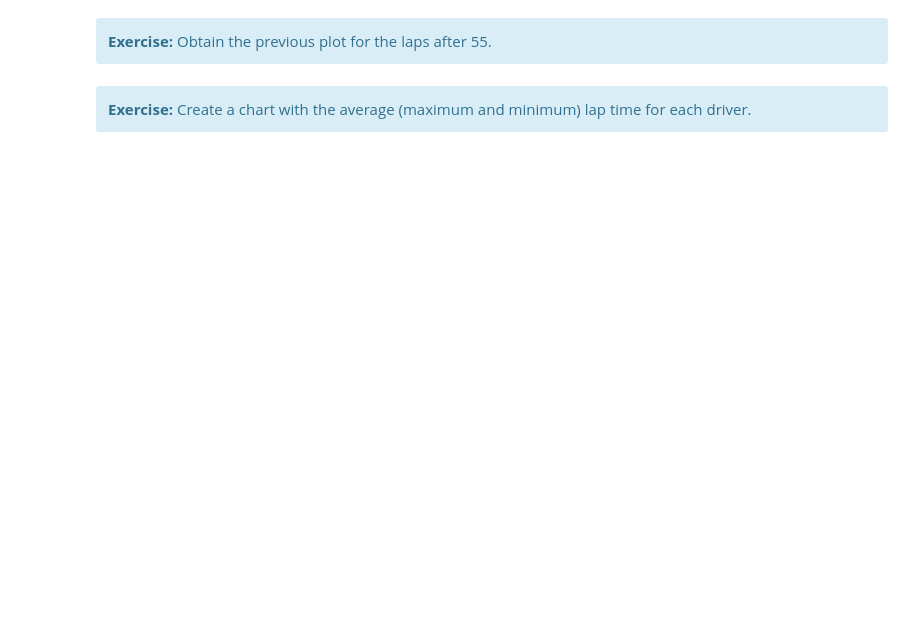
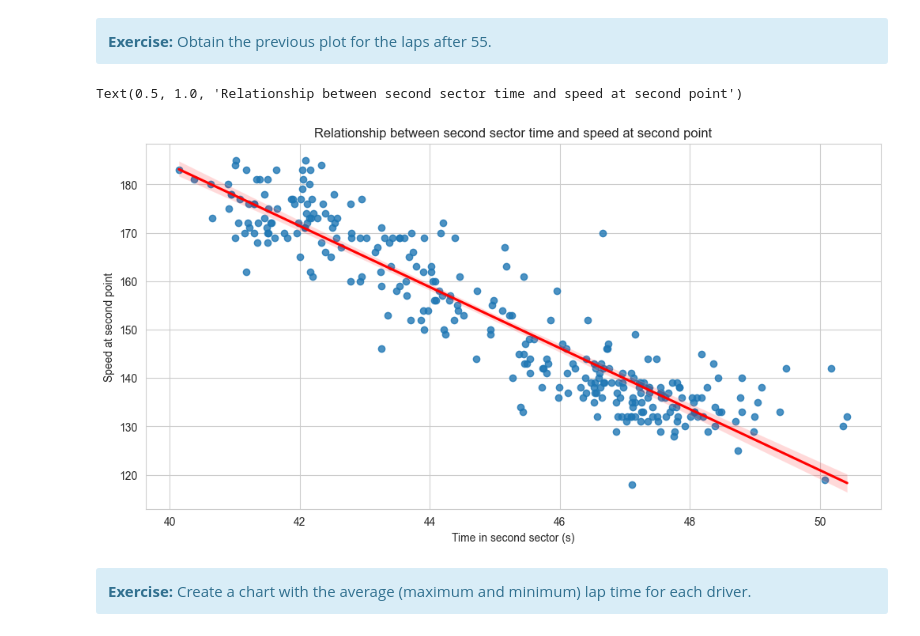
Before and after one commit to NigelXheri/Sistemas-Inteligentes, a Jupyter notebook: prácticas/ENG/Lab2/Lab2.3-Visualization.ipynb, the cells around one changed output. Drawn from its saved outputs; the diff is of its cells as text; code cells hidden in the pictures; blank space fills up the shorter version.

```diff
--- a/prácticas/ENG/Lab2/Lab2.3-Visualization.ipynb
+++ b/prácticas/ENG/Lab2/Lab2.3-Visualization.ipynb
@@ -352,3 +353,14 @@ the_plot.set_title('Relationship between second sector time and speed at second
+# %%
+# Your code here
+plt.figure(figsize = fig_size); # Size of the plot
+filtered_data = data.loc[data["LapNumber"] > 55]
+the_plot = sns.regplot(data = filtered_data, x = filtered_data['Sector2Time'].dt.total_seconds(), y = 'SpeedI2', line_kws = {'color': 'red'});
+the_plot.set_ylabel('Speed at second point')
+the_plot.set_xlabel('Time in second sector (s)')
+the_plot.set_title('Relationship between second sector time and speed at second point')
+# %% [output]
+Text(0.5, 1.0, 'Relationship between second sector time and speed at second point')
+[figure, added]
 # %% [markdown]
 <div class="alert alert-block alert-info">
     <b>Exercise:</b> Create a chart with the average (maximum and minimum) lap time for each driver.
```
Also changed, not shown: parts of 17 cells of this notebook.
